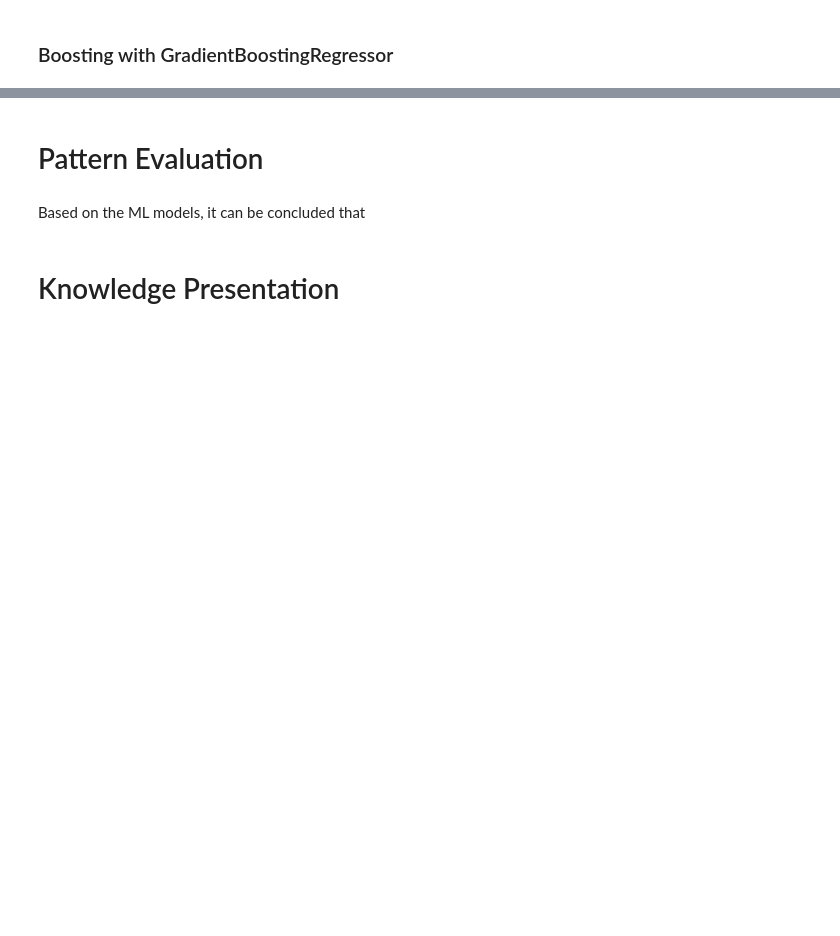
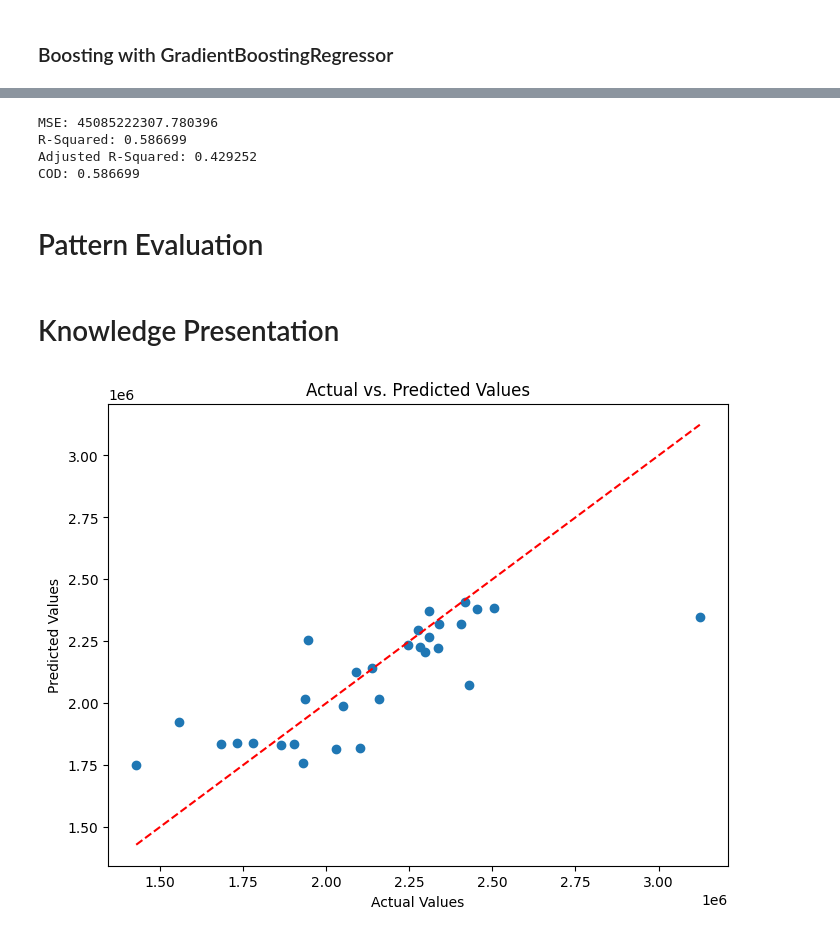
Before and after one commit to adhl-0216/MTU-Data-Analytics-Final-CA, a Jupyter notebook: London Public Transport Analysis.ipynb, the cells around one changed output, grey strips where cells are left out. Drawn from its saved outputs; the diff is of its cells as text; code cells hidden in the pictures; blank space fills up the shorter version.

```diff
--- a/London Public Transport Analysis.ipynb
+++ b/London Public Transport Analysis.ipynb
@@ -273,0 +255,5 @@ svr.score(X_test, y_test)
+# %%
+from sklearn.svm import SVR
+svr = SVR(kernel = 'rbf')
+svr.fit(X_train, y_train)
+svr.score(X_test, y_test)
@@ -342,0 +295,5 @@ best_gb_model.score(X_test, y_test)
+# %%
+from  sklearn.ensemble import RandomForestRegressor
+randomForest = RandomForestRegressor(random_state=42, n_estimators=70)
+randomForest.fit(X_train, y_train)
+randomForest.score(X_test, y_test)
@@ -385,0 +314,5 @@ print("Best Model Mean Squared Error:", mse)
+# %%
+from  sklearn.ensemble import BaggingRegressor
+baggingReg = BaggingRegressor(random_state=42, n_estimators=30)
+baggingReg.fit(X_train, y_train)
+baggingReg.score(X_test, y_test)
@@ -386,6 +327,60 @@ print("Best Model Mean Squared Error:", mse)
+# %%
+from sklearn.metrics import mean_squared_error
+from sklearn.metrics import r2_score
+import numpy as np
+
+def adjusted_r2_score(y_test, y_pred, n, p):
+    r2 = r2_score(y_test, y_pred)
+    adjusted_r2 = 1 - ((1 - r2) * (n - 1) / (n - p - 1))
+    return adjusted_r2
+
+def cod(y_true, y_pred):
+    sst = np.sum((y_true - np.mean(y_true))**2)
+    ssr = np.sum((y_true - y_pred)**2)
+    cod_value = 1 - (ssr / sst)
+    return cod_value
+
+
+
+y_pred = baggingReg.predict(X_test)
+
+n_samples = len(y_test)
+n_predictors = X.shape[1]  # Number of predictors in the model
+adjusted_r2 = adjusted_r2_score(y_test, y_pred, n_samples, n_predictors)
+
+cod_value = cod(y_test, y_pred)
+r2 = r2_score(y_test, y_pred)
+mse = mean_squared_error(y_test, y_pred)
+
+
+
+print("MSE: %f\nR-Squared: %f\nAdjusted R-Squared: %f\nCOD: %f"%(mse, r2, adjusted_r2, cod_value))
+# %% [output]
+MSE: 45085222307.780396
+R-Squared: 0.586699
+Adjusted R-Squared: 0.429252
+COD: 0.586699
 # %% [markdown]
 # Pattern Evaluation
-# %% [markdown]
-Based on the ML models, it can be concluded that
 # %% [markdown]
 # Knowledge Presentation
+# %%
+y_pred = baggingReg.predict(X_test)
+# %%
+import matplotlib.pyplot as plt
+from sklearn.metrics import r2_score
+
+
+# Calculate R-squared value
+r2_value = r2_score(y_test, y_pred)
+
+# Scatter plot of actual vs predicted values
+plt.figure(figsize=(8, 6))
+plt.scatter(y_test, y_pred)
+plt.plot([y_test.min(), y_test.max()], [y_test.min(), y_test.max()], '--', color='red', label='R-squared Line')
+plt.xlabel('Actual Values')
+plt.ylabel('Predicted Values')
+plt.title('Actual vs. Predicted Values')
+plt.show()
+# %% [output]
+[figure, added]
```
Also changed, not shown: parts of 34 cells of this notebook.
